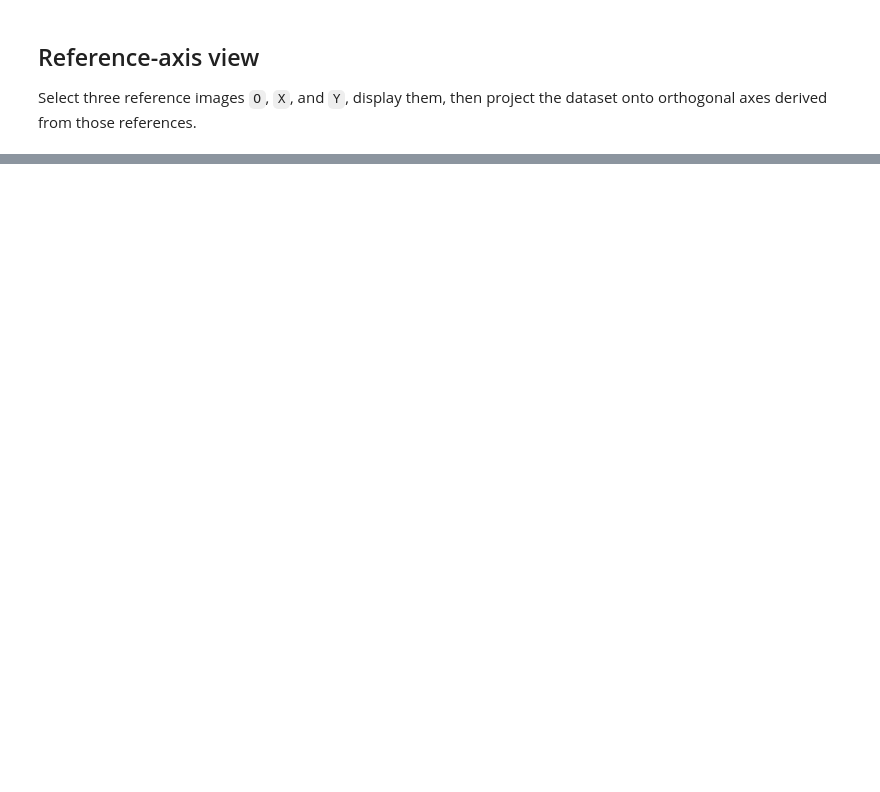
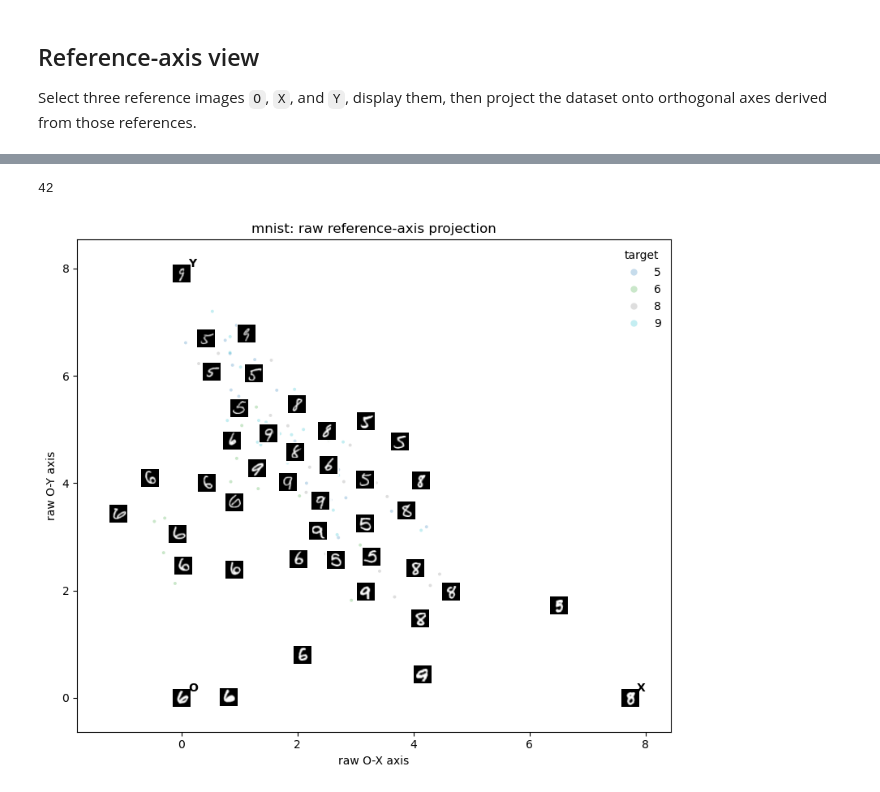
Before and after one commit to fabriziocosta/MIMIC, a Jupyter notebook: vision/notebooks/03_visualise_2d_images.ipynb, the cells around one changed output, grey strips where cells are left out. Saved outputs shown, nothing was run; the diff lists cells and outputs as text; code cells hidden in the pictures; blank space fills up the shorter version.

```diff
--- a/vision/notebooks/03_visualise_2d_images.ipynb
+++ b/vision/notebooks/03_visualise_2d_images.ipynb
@@ -82,14 +87,24 @@ Select three reference images `O`, `X`, and `Y`, display them, then project the
 # %%
 embedding_artifact = None
 embedding_vectors = None
+embedding_status = "not requested"
 if EMBEDDING_FILE is not None:
     embedding_pattern = f"{Path(DATASET_FILE).stem}_mimic-*.pkl" if str(EMBEDDING_FILE).lower() == "last" else "*.pkl"
-    embedding_path = resolve_artifact_file(EMBEDDING_FILE, input_dir=EMBEDDING_DIR, pattern=embedding_pattern)
-    EMBEDDING_FILE = embedding_path.name
-    embedding_artifact = load_serialized_vision_embedding(embedding_path)
-    if embedding_artifact.dataset_file != DATASET_FILE:
-        raise ValueError(f"Embedding artifact was created for {embedding_artifact.dataset_file}, not {DATASET_FILE}.")
-    embedding_vectors = embedding_artifact.embeddings
+    try:
+        embedding_path = resolve_artifact_file(EMBEDDING_FILE, input_dir=EMBEDDING_DIR, pattern=embedding_pattern)
+    except FileNotFoundError:
+        if str(EMBEDDING_FILE).lower() != "last":
+            raise
+        embedding_status = f"No matching embedding found for {DATASET_FILE}; using raw vectors."
+        EMBEDDING_FILE = None
+        PROJECTION_SPACE = "raw"
+    else:
+        EMBEDDING_FILE = embedding_path.name
+        embedding_artifact = load_serialized_vision_embedding(embedding_path)
+        if embedding_artifact.dataset_file != DATASET_FILE:
+            raise ValueError(f"Embedding artifact was created for {embedding_artifact.dataset_file}, not {DATASET_FILE}.")
+        embedding_vectors = embedding_artifact.embeddings
+        embedding_status = f"Loaded {EMBEDDING_FILE}"
 
-None if embedding_vectors is None else (EMBEDDING_FILE, embedding_vectors.shape)
+embedding_status, None if embedding_vectors is None else embedding_vectors.shape
 # %% [output]
@@ -109,15 +128,22 @@ references
 # %%
+projection_space = PROJECTION_SPACE
+if projection_space == "embedding" and embedding_vectors is None:
+    projection_space = "raw"
+
 fig_ref, ax_ref, shown_ref, reference_coordinates = plot_reference_axis_embedding(
     dataset.X,
     dataset.images,
     references=references,
-    vector_space=PROJECTION_SPACE,
+    vector_space=projection_space,
     embedding_vectors=embedding_vectors,
     labels=dataset.y,
     target_names=dataset.target_names,
-    title=f"{dataset.name}: {PROJECTION_SPACE} reference-axis projection",
+    title=f"{dataset.name}: {projection_space} reference-axis projection",
     max_images=180,
     min_distance_px=32,
-    zoom=0.55,
+    zoom=0.75,
 )
 len(shown_ref)
+# %% [output]
+42
+[figure, added]
```
Also changed, not shown: parts of 6 cells of this notebook, 13 other files.
